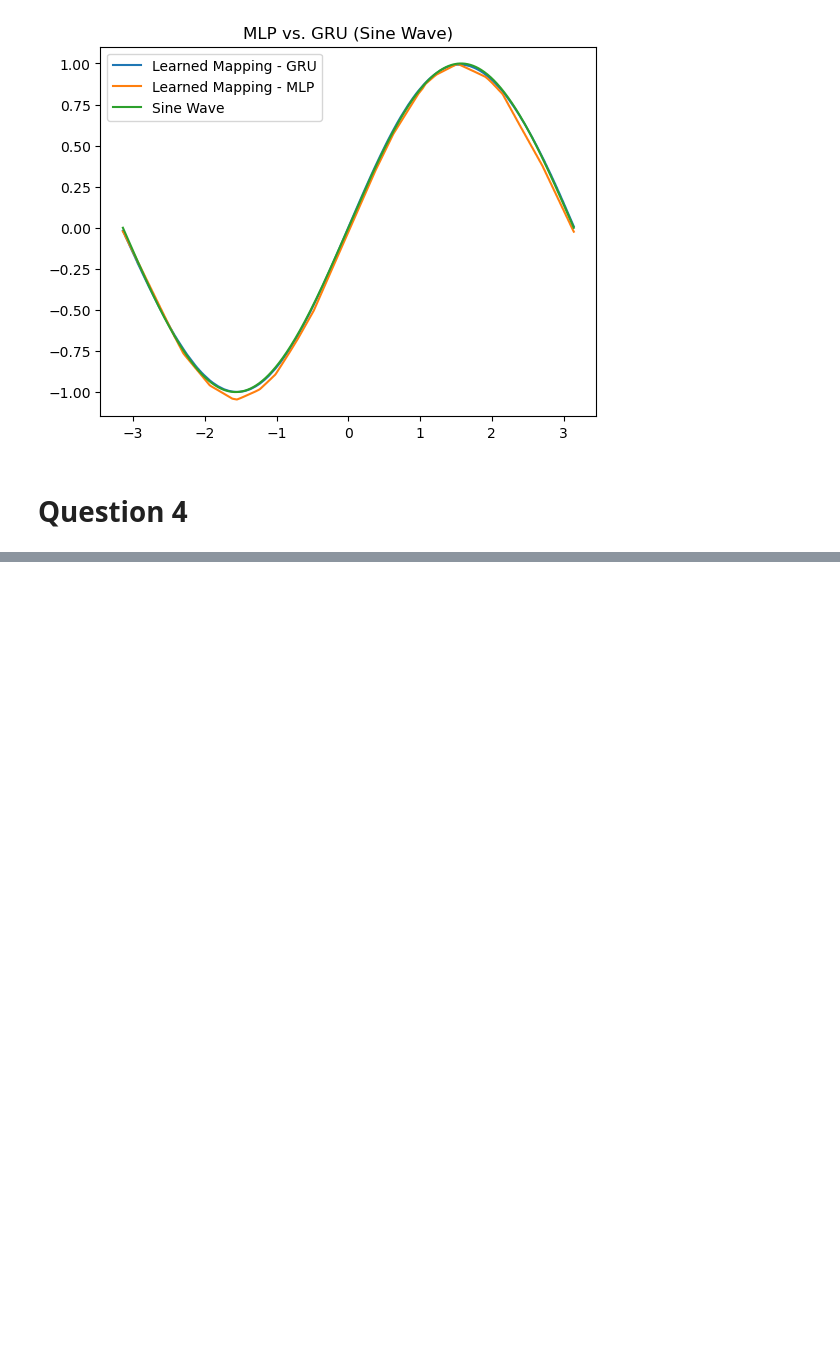
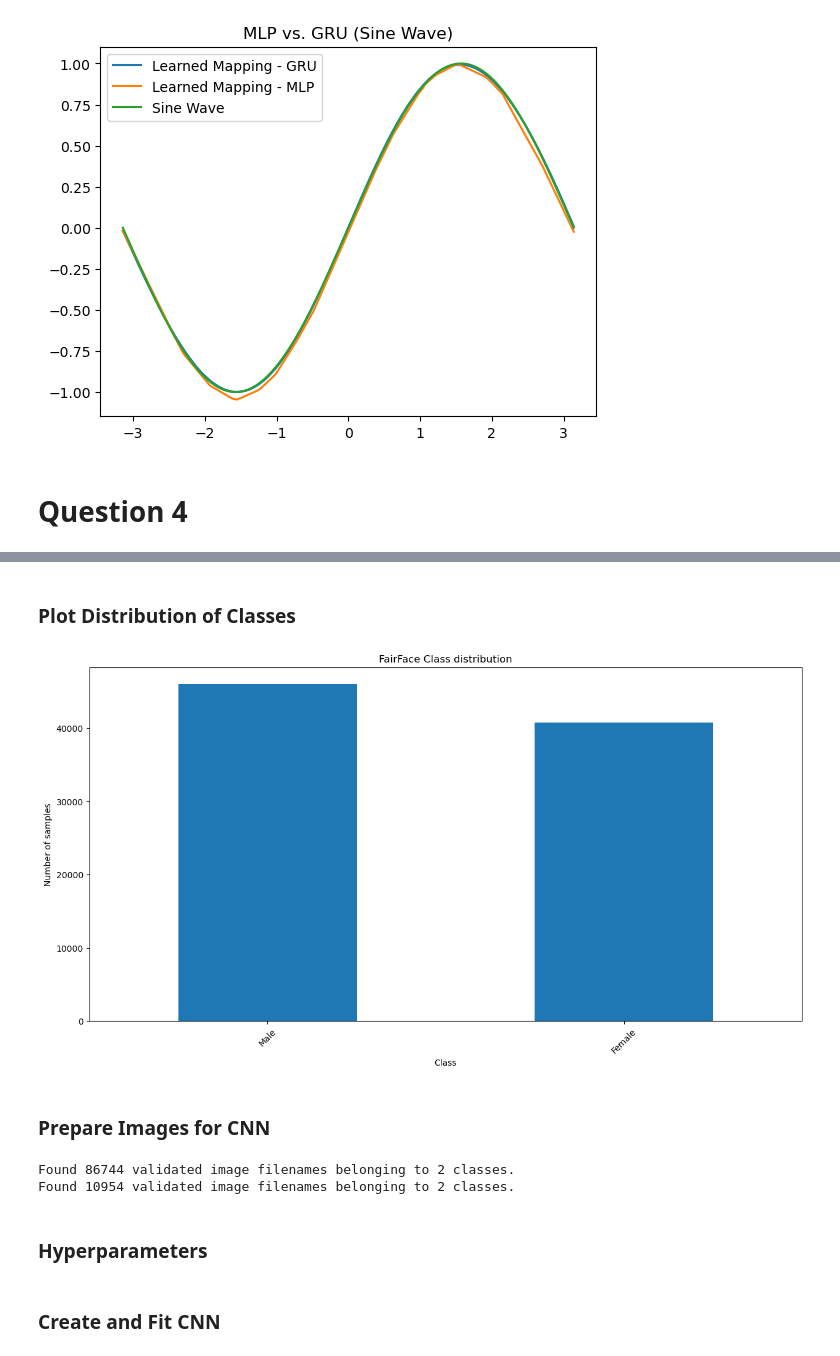
Before and after one commit to samswain2/MSiA-SQ, a Jupyter notebook: MSiA 432/01_homeworks/03_hw/03_hw.ipynb, the cells around one changed output, grey strips where cells are left out. Cells and saved outputs as stored; diff of their text form; code cells hidden in the pictures; blank space fills up the shorter version.

```diff
--- a/MSiA 432/01_homeworks/03_hw/03_hw.ipynb
+++ b/MSiA 432/01_homeworks/03_hw/03_hw.ipynb
@@ -831,0 +792,10 @@ print(f"F1 Score: {f1}")
+# %%
+# Read the training, validation and test data from text files into respective DataFrames
+train_df_q4 = pd.read_csv(fair_face_path + "train_labels.csv", sep=",")
+val_df_q4 = pd.read_csv(fair_face_path + "val_labels.csv", sep=",")
+
+# Get num_classes_q4
+num_classes_q4 = len(train_df_q4["gender"].unique())
+
+# Show top of train_df_q4
+train_df_q4.head()
@@ -831,0 +809,52 @@ print(f"F1 Score: {f1}")
+# %% [markdown]
+### Plot Distribution of Classes
+# %%
+# Calculate the frequency of each class in the target column of the training set, to understand class distribution
+class_counts = train_df_q4['gender'].value_counts()
+
+# Plot class distribution for visualization
+plt.figure(figsize=(15, 7.5))
+class_counts.plot(kind='bar')
+plt.title('FairFace Class distribution')
+plt.xlabel('Class')
+plt.ylabel('Number of samples')
+plt.xticks(rotation=45)
+plt.show()
+# %% [output]
+[figure, added]
+# %% [markdown]
+### Prepare Images for CNN
+# %%
+# Set the batch size for the generators
+batch_size = 32
+
+# Create data generators for training, validation and testing
+# These will be used to supply data to the model during training/validation/testing
+train_generator = train_datagen.flow_from_dataframe(
+    dataframe=train_df_q4,
+    directory=os.path.join(fair_face_path),
+    x_col="file",
+    y_col="gender",
+    target_size=(100, 100),
+    batch_size=batch_size,
+    class_mode="categorical",
+    shuffle=False,
+    seed=42
+)
+
+val_generator = valid_test_datagen.flow_from_dataframe(
+    dataframe=val_df_q4,
+    directory=os.path.join(fair_face_path),
+    x_col="file",
+    y_col="gender",
+    target_size=(100, 100),
+    batch_size=batch_size,
+    class_mode="categorical",
+    shuffle=False,
+    seed=42
+)
+# %% [output]
+Found 86744 validated image filenames belonging to 2 classes.
+Found 10954 validated image filenames belonging to 2 classes.
+# %% [markdown]
+### Hyperparameters
@@ -831,0 +871,2 @@ print(f"F1 Score: {f1}")
+# %% [markdown]
+### Create and Fit CNN
```
Also changed, not shown: parts of 24 cells of this notebook.
